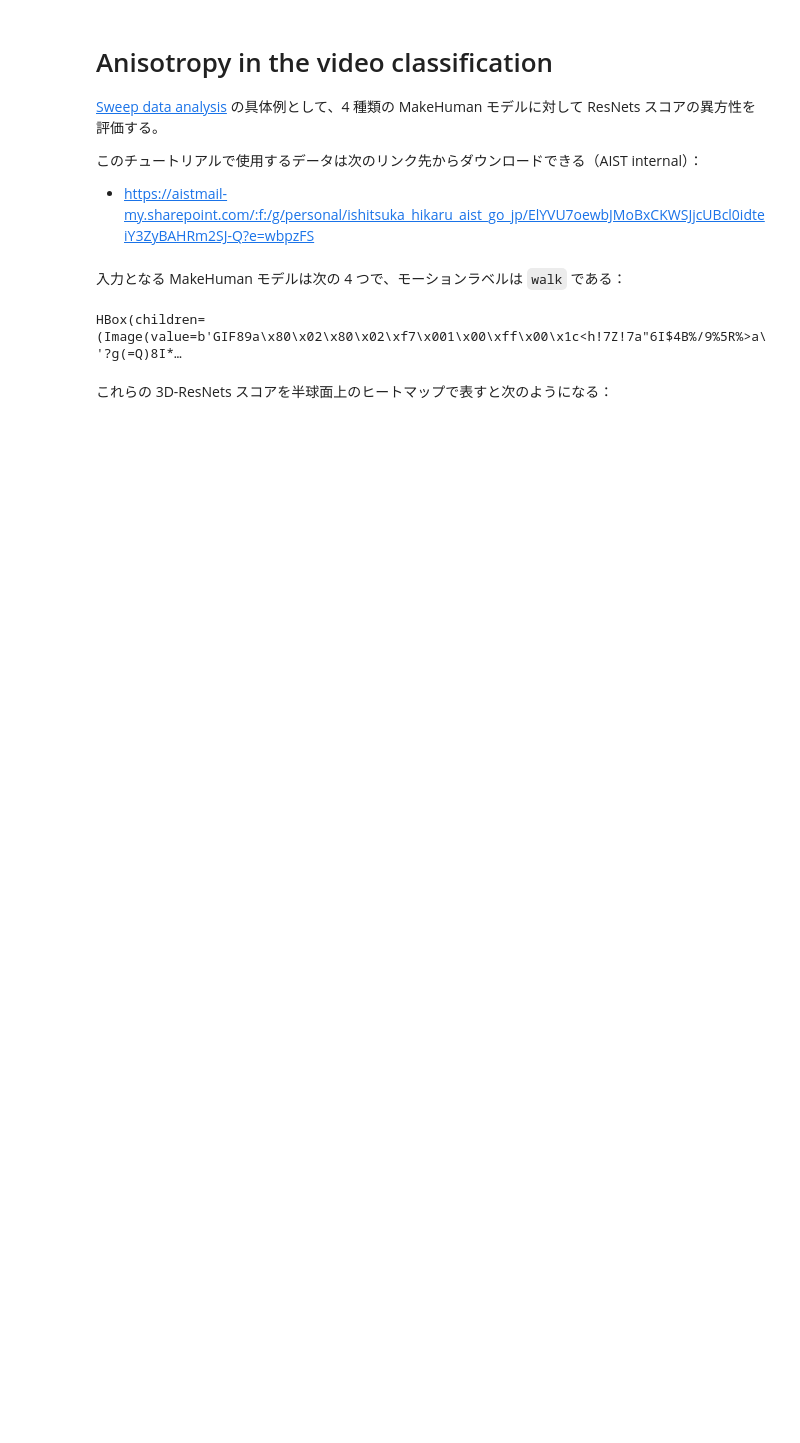
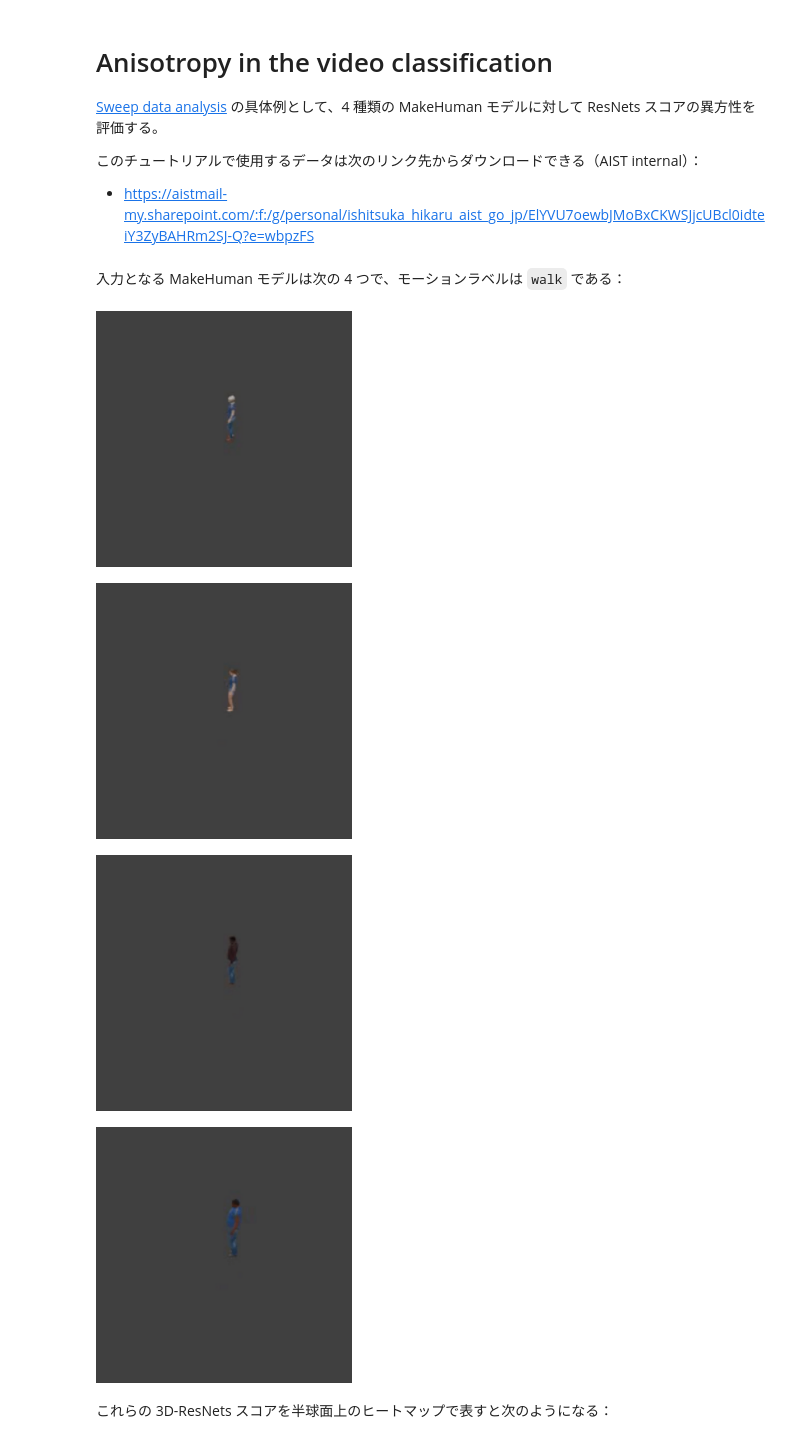
Before and after one commit to ishitsuka-hikaru/video-classification-simulator, a Jupyter notebook: tutorials/anisotropy.ipynb, the cells around one changed output. Cells and saved outputs as stored; diff of their text form; code cells hidden in the pictures; blank space fills up the shorter version.

```diff
--- a/tutorials/anisotropy.ipynb
+++ b/tutorials/anisotropy.ipynb
@@ -15,14 +14,19 @@ from sweep_data import SweepData
 # %% [markdown]
 入力となる MakeHuman モデルは次の 4 つで、モーションラベルは `walk` である：
 # %%
-f00 = widgets.Image(value=open('../imgs/f00_walk_144_34_none.gif', 'rb').read(), width=200, height=200)
-f02 = widgets.Image(value=open('../imgs/f02_walk_144_34_none.gif', 'rb').read(), width=200, height=200)
-m02 = widgets.Image(value=open('../imgs/m02_walk_144_34_none.gif', 'rb').read(), width=200, height=200)
-m03 = widgets.Image(value=open('../imgs/m03_walk_144_34_none.gif', 'rb').read(), width=200, height=200)
-
-display(HBox([f00, f02, m02, m03]))
+with open('../imgs/f00_walk_144_34_none.gif', 'rb') as f:
+    display(Image(f.read(), width=256))
+with open('../imgs/f02_walk_144_34_none.gif', 'rb') as f:
+    display(Image(f.read(), width=256))
+with open('../imgs/m02_walk_144_34_none.gif', 'rb') as f:
+    display(Image(f.read(), width=256))
+with open('../imgs/m03_walk_144_34_none.gif', 'rb') as f:
+    display(Image(f.read(), width=256))
 # %% [output]
-HBox(children=(Image(value=b'GIF89a\x80\x02\x80\x02\xf7\x001\x00\xff\x00\x1c<h!7Z!7a"6I$4B%/9%5R%>a\'?g(=Q)8I*…
+[figure, added]
+[figure, added]
+[figure, added]
+[figure, added]
 # %% [markdown]
 これらの 3D-ResNets スコアを半球面上のヒートマップで表すと次のようになる：
 # %%
```
Also changed, not shown: parts of 3 cells of this notebook, 1 other file.
